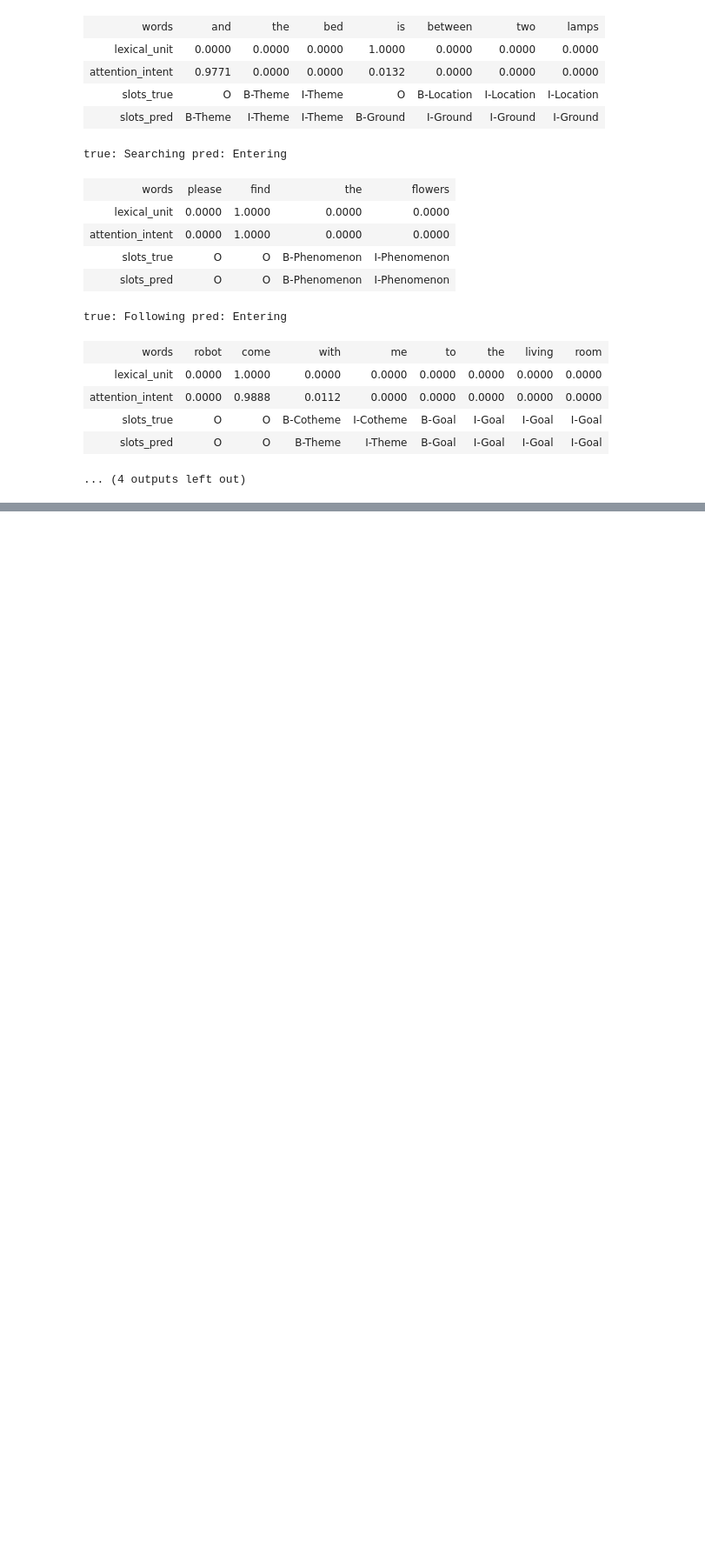
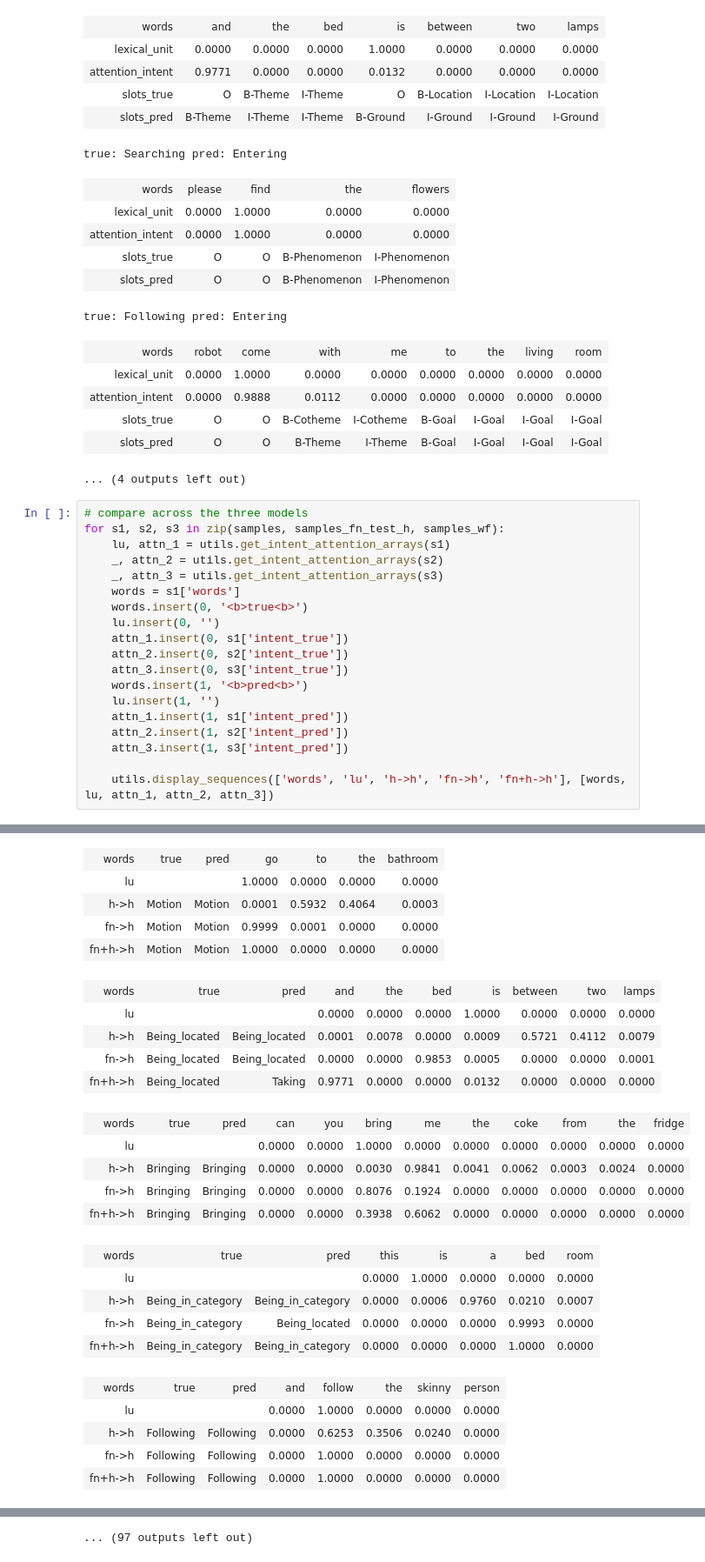
Before and after one commit to kmi-robots/hri-huric-rnn, a Jupyter notebook: notebooks/combination_huric_framenet.ipynb, the cells around one changed output, grey strips where cells are left out. Shown at 87% size. Drawn from its saved outputs; the diff is of its cells as text; blank space fills up the shorter version.

Commit message:
compare together the different models

```diff
--- a/notebooks/combination_huric_framenet.ipynb
+++ b/notebooks/combination_huric_framenet.ipynb
@@ -213,3 +102,23 @@ true: Following pred: Entering
 | slots_true | O | O | B-Cotheme | I-Cotheme | B-Goal | I-Goal | I-Goal | I-Goal |
 | slots_pred | O | O | B-Theme | I-Theme | B-Goal | I-Goal | I-Goal | I-Goal |
 ... (4 outputs left out)
+# %%
+# compare across the three models
+for s1, s2, s3 in zip(samples, samples_fn_test_h, samples_wf):
+    lu, attn_1 = utils.get_intent_attention_arrays(s1)
+    _, attn_2 = utils.get_intent_attention_arrays(s2)
+    _, attn_3 = utils.get_intent_attention_arrays(s3)
+    words = s1['words']
+    words.insert(0, '<b>true<b>')
+    lu.insert(0, '')
+    attn_1.insert(0, s1['intent_true'])
+    attn_2.insert(0, s2['intent_true'])
+    attn_3.insert(0, s3['intent_true'])
+    words.insert(1, '<b>pred<b>')
+    lu.insert(1, '')
+    attn_1.insert(1, s1['intent_pred'])
+    attn_2.insert(1, s2['intent_pred'])
+    attn_3.insert(1, s3['intent_pred'])
+
+    utils.display_sequences(['words', 'lu', 'h->h', 'fn->h', 'fn+h->h'], [words, lu, attn_1, attn_2, attn_3])
+# %% [output]
@@ -215,0 +150,25 @@ true: Following pred: Entering
+| words | true | pred | go | to | the | bathroom |
+| lu |  |  | 1.0000 | 0.0000 | 0.0000 | 0.0000 |
+| h->h | Motion | Motion | 0.0001 | 0.5932 | 0.4064 | 0.0003 |
+| fn->h | Motion | Motion | 0.9999 | 0.0001 | 0.0000 | 0.0000 |
+| fn+h->h | Motion | Motion | 1.0000 | 0.0000 | 0.0000 | 0.0000 |
+| words | true | pred | and | the | bed | is | between | two | lamps |
+| lu |  |  | 0.0000 | 0.0000 | 0.0000 | 1.0000 | 0.0000 | 0.0000 | 0.0000 |
+| h->h | Being_located | Being_located | 0.0001 | 0.0078 | 0.0000 | 0.0009 | 0.5721 | 0.4112 | 0.0079 |
+| fn->h | Being_located | Being_located | 0.0000 | 0.0000 | 0.9853 | 0.0005 | 0.0000 | 0.0000 | 0.0001 |
+| fn+h->h | Being_located | Taking | 0.9771 | 0.0000 | 0.0000 | 0.0132 | 0.0000 | 0.0000 | 0.0000 |
+| words | true | pred | can | you | bring | me | the | coke | from | the | fridge |
+| lu |  |  | 0.0000 | 0.0000 | 1.0000 | 0.0000 | 0.0000 | 0.0000 | 0.0000 | 0.0000 | 0.0000 |
+| h->h | Bringing | Bringing | 0.0000 | 0.0000 | 0.0030 | 0.9841 | 0.0041 | 0.0062 | 0.0003 | 0.0024 | 0.0000 |
+| fn->h | Bringing | Bringing | 0.0000 | 0.0000 | 0.8076 | 0.1924 | 0.0000 | 0.0000 | 0.0000 | 0.0000 | 0.0000 |
+| fn+h->h | Bringing | Bringing | 0.0000 | 0.0000 | 0.3938 | 0.6062 | 0.0000 | 0.0000 | 0.0000 | 0.0000 | 0.0000 |
+| words | true | pred | this | is | a | bed | room |
+| lu |  |  | 0.0000 | 1.0000 | 0.0000 | 0.0000 | 0.0000 |
+| h->h | Being_in_category | Being_in_category | 0.0000 | 0.0006 | 0.9760 | 0.0210 | 0.0007 |
+| fn->h | Being_in_category | Being_located | 0.0000 | 0.0000 | 0.0000 | 0.9993 | 0.0000 |
+| fn+h->h | Being_in_category | Being_in_category | 0.0000 | 0.0000 | 0.0000 | 1.0000 | 0.0000 |
+| words | true | pred | and | follow | the | skinny | person |
+| lu |  |  | 0.0000 | 1.0000 | 0.0000 | 0.0000 | 0.0000 |
+| h->h | Following | Following | 0.0000 | 0.6253 | 0.3506 | 0.0240 | 0.0000 |
+| fn->h | Following | Following | 0.0000 | 1.0000 | 0.0000 | 0.0000 | 0.0000 |
+| fn+h->h | Following | Following | 0.0000 | 1.0000 | 0.0000 | 0.0000 | 0.0000 |
@@ -215,0 +185 @@ true: Following pred: Entering
+... (97 outputs left out)
```
Also changed, not shown: parts of 4 cells of this notebook.
